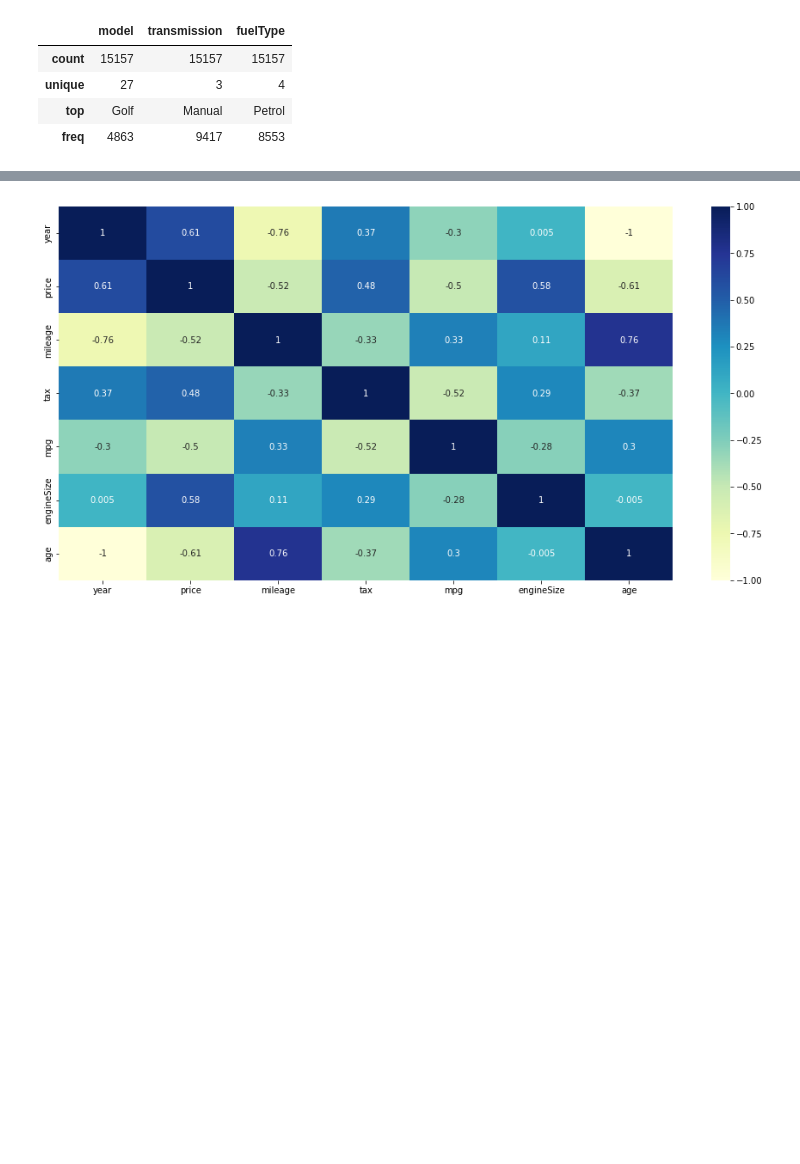
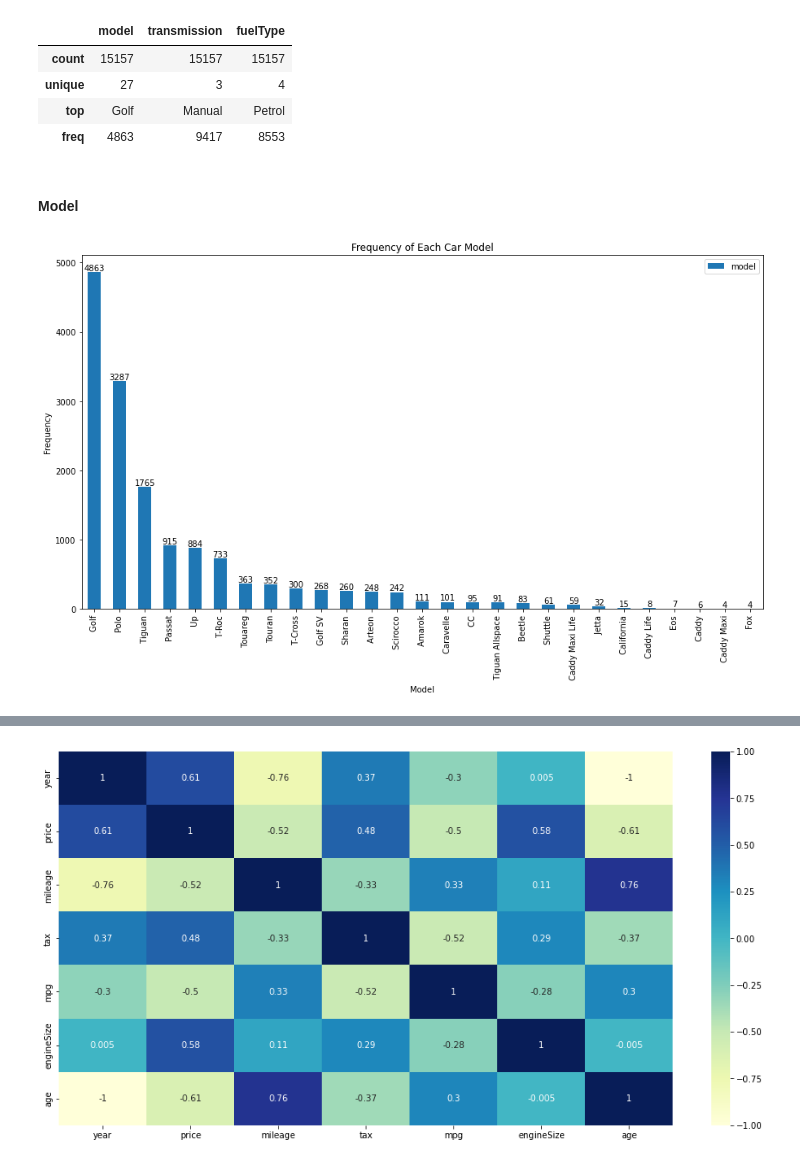
Before and after one commit to kai2128/DM_Assignment, a Jupyter notebook: code.ipynb, the cells around one changed output, grey strips where cells are left out. Drawn from its saved outputs; the diff is of its cells as text; code cells hidden in the pictures; blank space fills up the shorter version.

```diff
--- a/code.ipynb
+++ b/code.ipynb
@@ -73,3 +95,18 @@ data.select_dtypes(include=['object']).describe()
 | unique | 27 | 3 | 4 |
 | top | Golf | Manual | Petrol |
 | freq | 4863 | 9417 | 8553 |
+# %% [markdown]
+#### Model
+# %%
+# print(data['model'].value_counts().sort_values(ascending=False) / len(data) * 100)
+
+plt.figure(1, figsize=(15, 8))
+ax = data['model'].value_counts().sort_values(ascending=False).plot.bar()
+plt.title(u'Frequency of Each Car Model')
+plt.xlabel(u'Model')
+plt.ylabel(u'Frequency')
+ax.bar_label(ax.containers[0])
+plt.legend()
+plt.show()
+# %% [output]
+[figure, added]
```
Also changed, not shown: parts of 37 cells of this notebook, 1 other file.
